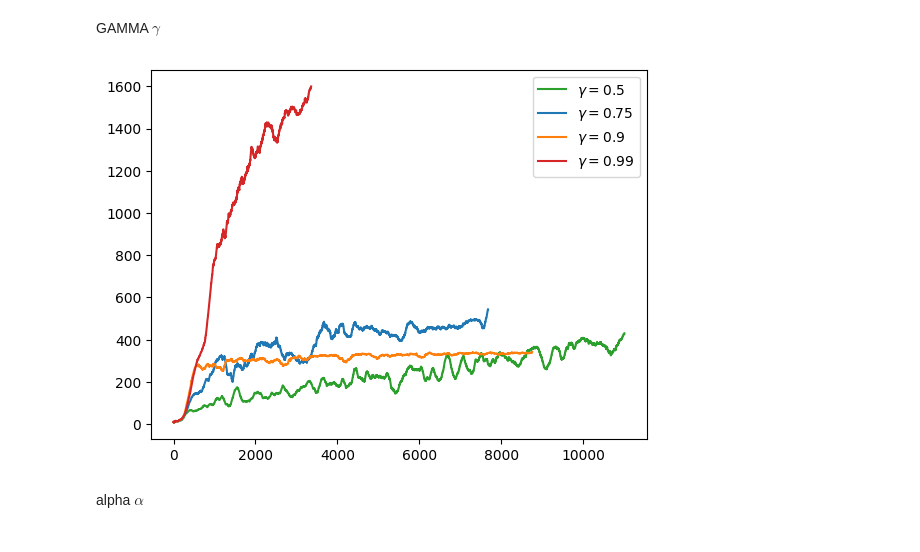
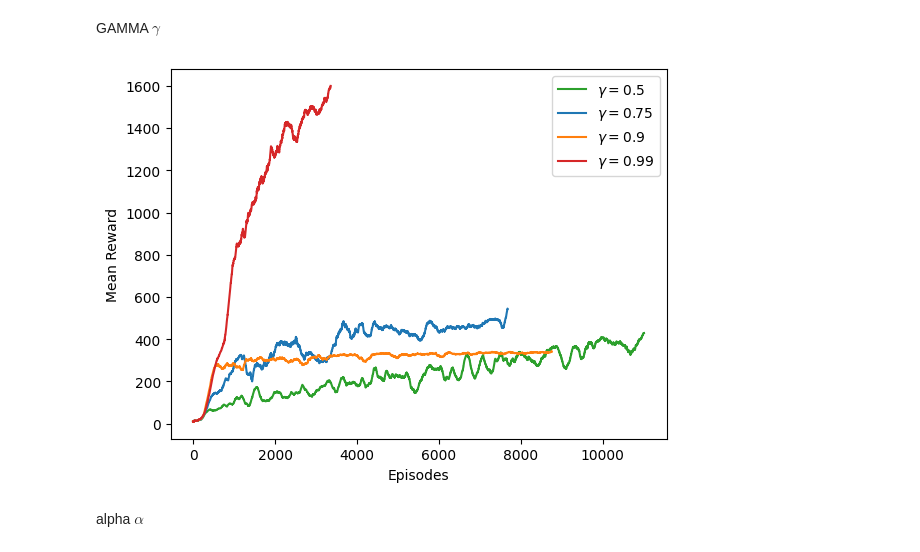
Before and after one commit to florentin1304/robotlearning_project, a Jupyter notebook: plots.ipynb, the cells around one changed output. Saved outputs shown, nothing was run; the diff lists cells and outputs as text; code cells hidden in the pictures.

```diff
--- a/plots.ipynb
+++ b/plots.ipynb
@@ -192,12 +192,20 @@ GAMMA $\gamma$
 # %%
 plt.plot(mean_rewards[17], color='tab:green', label=r'$\gamma=0.5$')
 plt.plot(mean_rewards[18], color='tab:blue', label=r'$\gamma=0.75$')
 plt.plot(mean_rewards[19], color='tab:orange', label=r'$\gamma=0.9$')
 plt.plot(mean_rewards[20], color='tab:red', label= r'$\gamma=0.99$')
-plt.legend()
+
+# plt.plot(rewards[17], color='tab:green', alpha=0.2)
+# plt.plot(rewards[18], color='tab:blue', alpha=0.2)
+# plt.plot(rewards[19], color='tab:orange', alpha=0.2)
+# plt.plot(rewards[20], color='tab:red', alpha=0.2)
+
+plt.xlabel('Episodes')
+plt.ylabel('Mean Reward')
+plt.legend(),
 plt.show()
 # %% [output]
-[figure, old version]
+[figure, new version]
 # %% [markdown]
 alpha $\alpha$
 # %%
```
Also changed, not shown: parts of 3 cells of this notebook.
